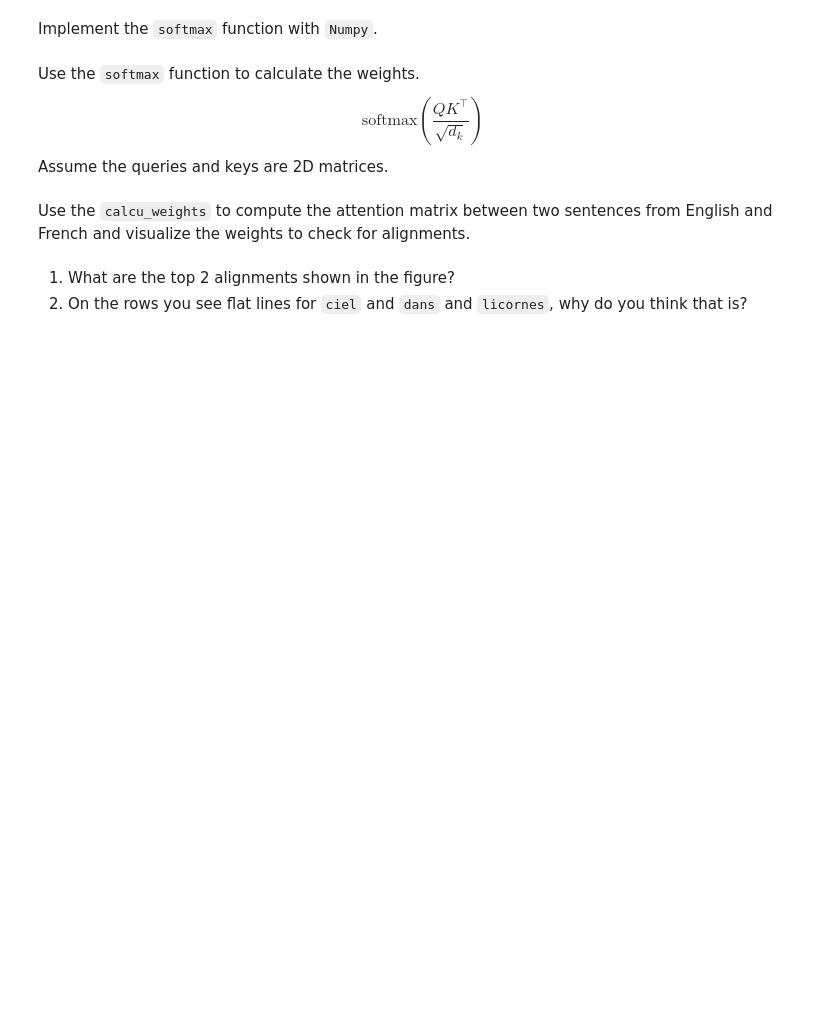
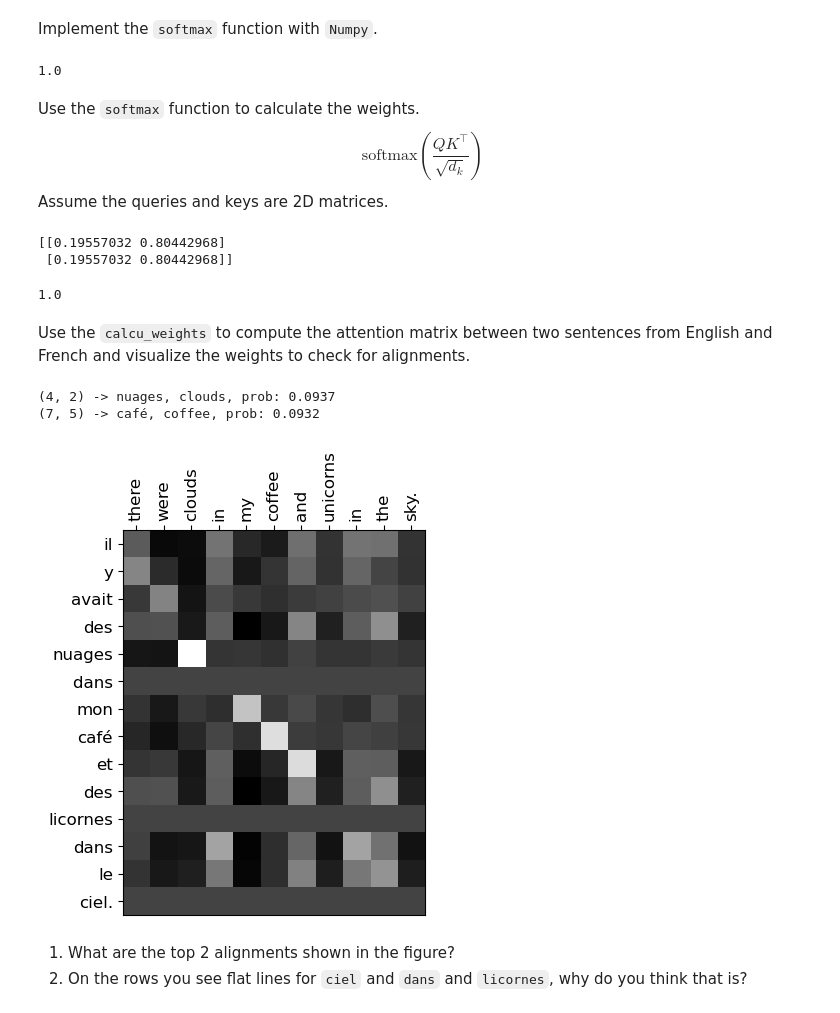
Before and after one commit to Matteo-Malve/RAGMedAssist-INLPT-WS2023, a Jupyter notebook: class_assignments/2_Assignement/Assignment_2.ipynb, the cells around one changed output. Drawn from its saved outputs; the diff is of its cells as text; code cells hidden in the pictures; blank space fills up the shorter version.

```diff
--- a/class_assignments/2_Assignement/Assignment_2.ipynb
+++ b/class_assignments/2_Assignement/Assignment_2.ipynb
@@ -946,14 +957,18 @@ def softmax(x, axis=0):
         axis=1 calculates softmax across columns which means each row sums to 1
     """
 
-    #### your code ####
-    softmax_x=
-    #### your code ####
+    # softmax(x_i) = e^{x_i} / \sum{j=1}^{K}e^{x_j}
+    dividend = np.exp(x)
+    divisor = np.sum(np.exp(x), axis=axis, keepdims=True)
+
+    softmax_x = dividend / divisor
 
     return softmax_x
 # %%
 w=softmax(np.array([[1,3,4,1], [24,3,2,3]]),axis=0)
 w.sum(axis=0)[0]
+# %% [output]
+1.0
 # %% [markdown]
 Use the `softmax` function to calculate the weights.
 $$ \mathrm{softmax}\left(\frac{QK^{\top}}{\sqrt{d_k}}\right)$$
@@ -964,16 +979,19 @@ def calc_weights(queries, keys):
     queries: queries matrix
     keys: keys matrix
     """
-    #### your code ####
-
-    weights =
-    #### your code ####
+    d_k = keys.shape[1]
+    dot_product = np.dot(queries, keys.T)
+    weights = softmax(dot_product / np.sqrt(d_k), axis=1)
 
     return weights
 # %%
 weights=calc_weights(np.array([[1,3],[1,3]]),np.array([[0,3],[2,3]]))
 print(weights)
 weights.sum(axis=1)[0]
+# %% [output]
+[[0.19557032 0.80442968]
+ [0.19557032 0.80442968]]
+1.0
 # %% [markdown]
 Use the `calcu_weights` to compute the attention matrix between two sentences from English and French and visualize the weights to check for alignments.
 # %%
@@ -985,19 +1003,38 @@
 tokenized_fr = tokenize(sentence_fr, fr_dict)
 embedded_fr = embed(tokenized_fr, fr_embeddings)
 
 alignment = calc_weights(embedded_fr, embedded_en)
 # visualize weights
 fig, ax = plt.subplots(figsize=(5,5))
 ax.imshow(alignment,cmap='gray')
 ax.xaxis.tick_top()
 ax.set_xticks(np.arange(alignment.shape[1]))
 ax.set_xticklabels(sentence_en.split(" "), rotation=90, size=12);
 ax.set_yticks(np.arange(alignment.shape[0]));
 ax.set_yticklabels(sentence_fr.split(" "), size=12);
 
+
 ### your code to compute the top-2 ###
+top_n_words = 2
 
-### your code ###
+# Flatten the alignment array and get the indices of the top-n words
+flat_alignment = alignment.flatten()
+top_indices = np.argsort(flat_alignment)[-top_n_words:][::-1]
+
+# Splitting sentences into words
+english_words = sentence_en.split()
+french_words = sentence_fr.split()
+
+# Iterate through the top indices to find the corresponding words and their probabilities
+for idx in top_indices:
+    row = idx // alignment.shape[1]
+    col = idx % alignment.shape[1]
+    prob = flat_alignment[idx]
+    print(f"({row}, {col}) -> {french_words[row]}, {english_words[col]}, prob: {prob:.4f}")
+# %% [output]
+(4, 2) -> nuages, clouds, prob: 0.0937
+(7, 5) -> café, coffee, prob: 0.0932
+[figure, added]
 # %% [markdown]
 1. What are the top 2 alignments shown in the figure?
 2. On the rows you see flat lines for `ciel` and `dans` and `licornes`, why do you think that is?
```
Also changed, not shown: parts of 4 cells of this notebook.
